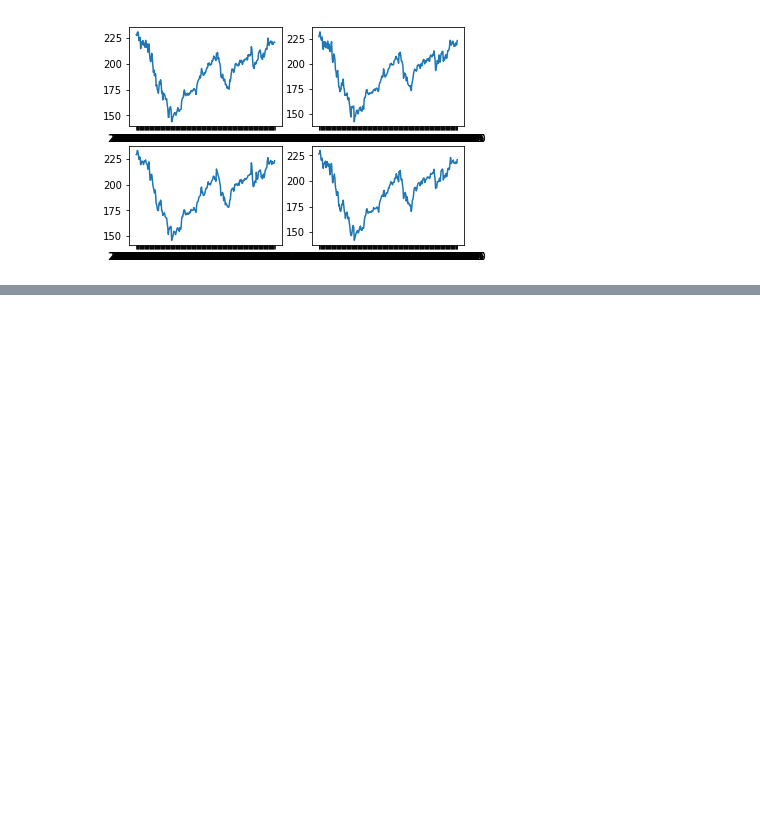
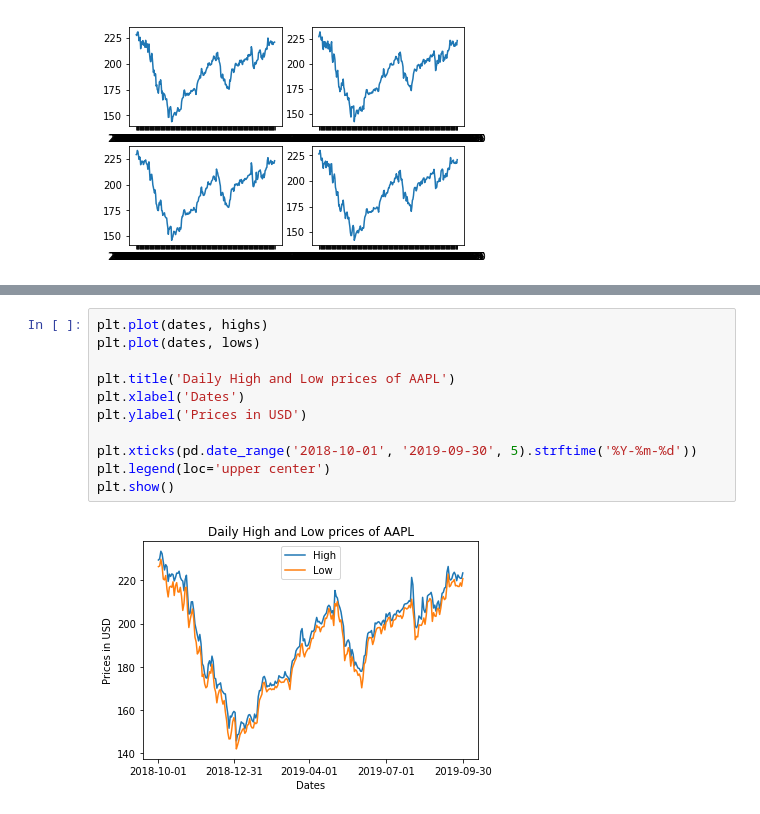
Before and after one commit to ivalderrama/wall_street_coder, a Jupyter notebook: 10.pyplot/pyplot_tutorials.ipynb, the cells around one changed output, grey strips where cells are left out. Cells and saved outputs as stored; diff of their text form; blank space fills up the shorter version.

```diff
--- a/10.pyplot/pyplot_tutorials.ipynb
+++ b/10.pyplot/pyplot_tutorials.ipynb
@@ -72,0 +114,13 @@ plt.show()
+# %%
+plt.plot(dates, highs)
+plt.plot(dates, lows)
+
+plt.title('Daily High and Low prices of AAPL')
+plt.xlabel('Dates')
+plt.ylabel('Prices in USD')
+
+plt.xticks(pd.date_range('2018-10-01', '2019-09-30', 5).strftime('%Y-%m-%d'))
+plt.legend(loc='upper center')
+plt.show()
+# %% [output]
+[figure, added]
```
Also changed, not shown: parts of 8 cells of this notebook.
